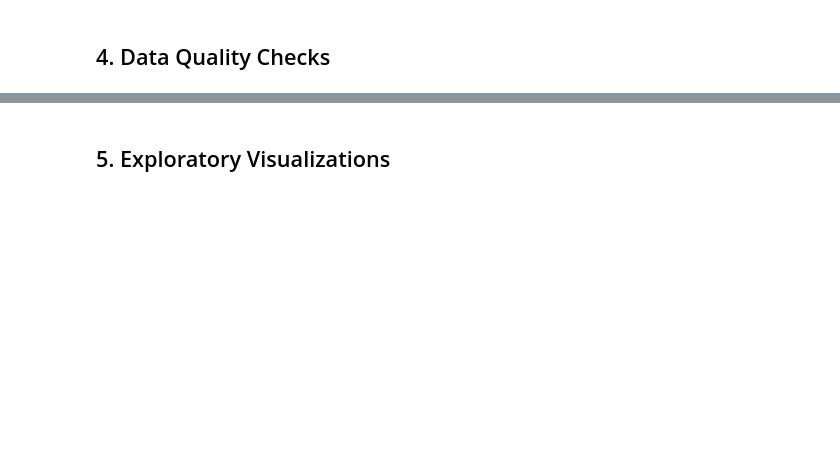
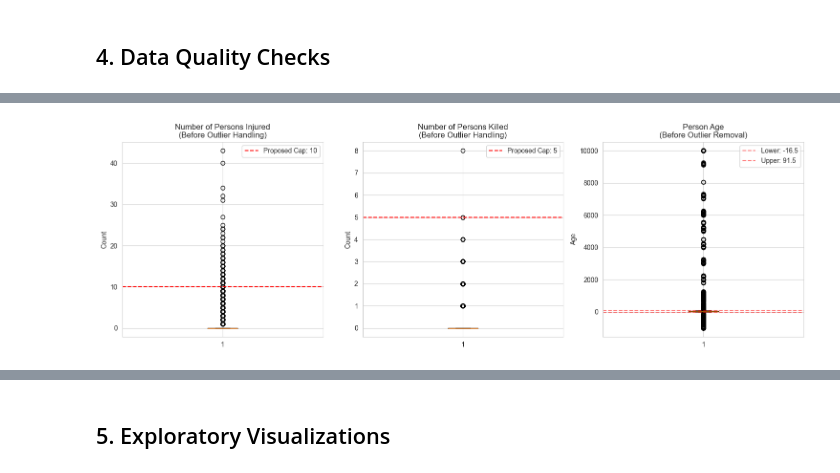
Before and after one commit to Majed-Mohamed/DataEngineering_ML1, a Jupyter notebook: notebooks/01_load_and_eda.ipynb, the cells around one changed output, grey strips where cells are left out. Saved outputs shown, nothing was run; the diff lists cells and outputs as text; code cells hidden in the pictures; blank space fills up the shorter version.

```diff
--- a/notebooks/01_load_and_eda.ipynb
+++ b/notebooks/01_load_and_eda.ipynb
@@ -27,3 +26,10 @@ sns.set_style('whitegrid')
+# %%
+# Load crashes dataset
+crashes_url = 'https://data.cityofnewyork.us/api/views/h9gi-nx95/rows.csv?accessType=download'
+df_crashes = pd.read_csv(crashes_url , low_memory = False)
+# Load persons dataset
+persons_url = 'https://data.cityofnewyork.us/api/views/f55k-p6yu/rows.csv?accessType=download'
+df_persons = pd.read_csv(persons_url,low_memory = False)
 # %% [markdown]
 ## 2. Basic Dataset Information
 # %%
@@ -36,6 +105,76 @@ sns.set_style('whitegrid')
 # %% [markdown]
 ## 4. Data Quality Checks
 # %%
-# TODO: Check for duplicates
-# Identify outliers
+# Check for duplicates
+print("=" * 80)
+print("DUPLICATE CHECK")
+print("=" * 80)
+print(f"Crashes duplicates (by COLLISION_ID): {df_crashes['COLLISION_ID'].duplicated().sum():,}")
+print(f"Persons duplicates (by PERSON_ID): {df_persons['PERSON_ID'].duplicated().sum():,}")
+
+# Identify potential outliers in key numerical columns
+print("\n" + "=" * 80)
+print("OUTLIER DETECTION - Key Numerical Columns")
+print("=" * 80)
+
+# Crashes dataset outliers
+print("\nCRASHES DATASET:")
+print(f"Number of persons injured - Range: {df_crashes['NUMBER OF PERSONS INJURED'].min()} to {df_crashes['NUMBER OF PERSONS INJURED'].max()}")
+print(f"Number of persons killed - Range: {df_crashes['NUMBER OF PERSONS KILLED'].min()} to {df_crashes['NUMBER OF PERSONS KILLED'].max()}")
+print(f"Values > 10 injured: {(df_crashes['NUMBER OF PERSONS INJURED'] > 10).sum():,} records")
+print(f"Values > 5 killed: {(df_crashes['NUMBER OF PERSONS KILLED'] > 5).sum():,} records")
+
+# Persons dataset outliers
+print("\nPERSONS DATASET:")
+print(f"Person age - Range: {df_persons['PERSON_AGE'].min()} to {df_persons['PERSON_AGE'].max()}")
+print(f"Ages < 0: {(df_persons['PERSON_AGE'] < 0).sum():,} records")
+print(f"Ages > 100: {(df_persons['PERSON_AGE'] > 100).sum():,} records")
+
+# Boxplots for outlier visualization
+fig, axes = plt.subplots(1, 3, figsize=(15, 5))
+
+# Injuries boxplot
+axes[0].boxplot(df_crashes['NUMBER OF PERSONS INJURED'].dropna())
+axes[0].set_title('Number of Persons Injured\n(Before Outlier Handling)')
+axes[0].set_ylabel('Count')
+axes[0].axhline(y=10, color='red', linestyle='--', label='Proposed Cap: 10')
+axes[0].legend()
+
+# Deaths boxplot
+axes[1].boxplot(df_crashes['NUMBER OF PERSONS KILLED'].dropna())
+axes[1].set_title('Number of Persons Killed\n(Before Outlier Handling)')
+axes[1].set_ylabel('Count')
+axes[1].axhline(y=5, color='red', linestyle='--', label='Proposed Cap: 5')
+axes[1].legend()
+
+# Age boxplot
+axes[2].boxplot(df_persons['PERSON_AGE'].dropna())
+axes[2].set_title('Person Age\n(Before Outlier Removal)')
+axes[2].set_ylabel('Age')
+# Mark IQR boundaries
+Q1 = df_persons['PERSON_AGE'].quantile(0.25)
+Q3 = df_persons['PERSON_AGE'].quantile(0.75)
+IQR = Q3 - Q1
+lower_bound = Q1 - 1.5 * IQR
+upper_bound = Q3 + 1.5 * IQR
+axes[2].axhline(y=lower_bound, color='red', linestyle='--', alpha=0.5, label=f'Lower: {lower_bound:.1f}')
+axes[2].axhline(y=upper_bound, color='red', linestyle='--', alpha=0.5, label=f'Upper: {upper_bound:.1f}')
+axes[2].legend()
+
+plt.tight_layout()
+plt.show()
+
 # Validate data types
+print("\n" + "=" * 80)
+print("DATA TYPE VALIDATION")
+print("=" * 80)
+print("\nCRASHES - Date columns:")
+print(f"  CRASH DATE type: {df_crashes['CRASH DATE'].dtype}")
+print(f"  CRASH TIME type: {df_crashes['CRASH TIME'].dtype}")
+
+print("\nPERSONS - Date columns:")
+print(f"  CRASH_DATE type: {df_persons['CRASH_DATE'].dtype}")
+
+print("\n✓ Date columns need conversion to datetime format")
+print("✓ String columns need standardization (strip, title case)")
+# %% [output]
@@ -41,0 +201 @@ sns.set_style('whitegrid')
+[figure, added]
```
Also changed, not shown: parts of 10 cells of this notebook, 37 other files.
